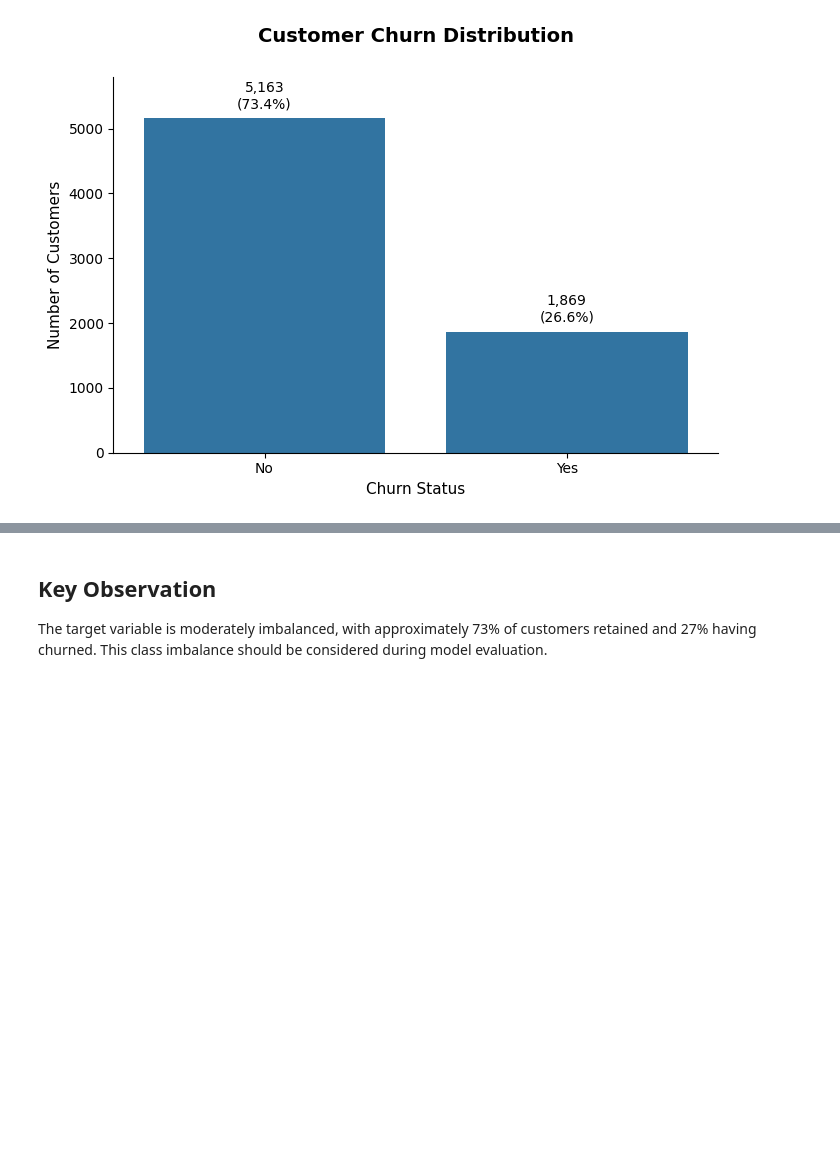
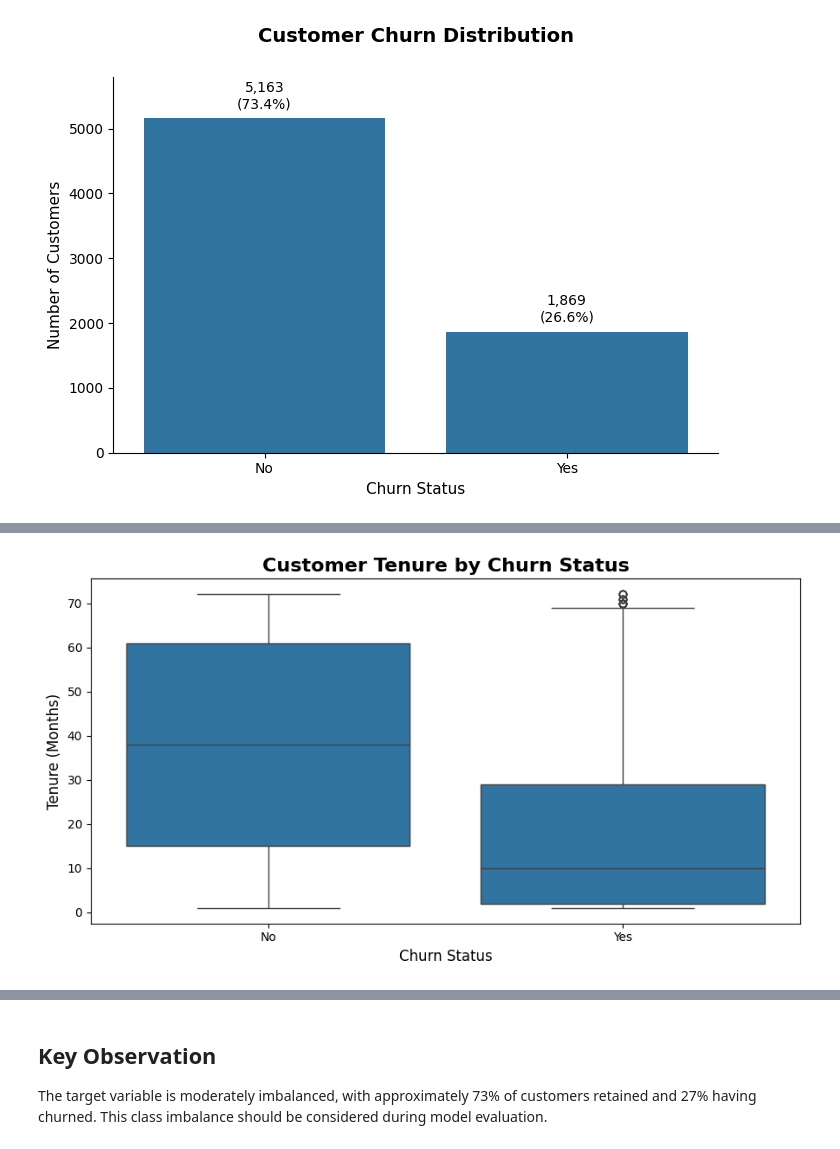
Before and after one commit to Pkhoei/customer-churn-prediction, a Jupyter notebook: notebooks/01_initial_analysis.ipynb, the cells around one changed output, grey strips where cells are left out. Cells and saved outputs as stored; diff of their text form; code cells hidden in the pictures; blank space fills up the shorter version.

```diff
--- a/notebooks/01_initial_analysis.ipynb
+++ b/notebooks/01_initial_analysis.ipynb
@@ -169,0 +223,29 @@ plt.show()
+# %%
+# Tenure distribution by churn status
+
+plt.figure(figsize=(9, 5))
+
+sns.boxplot(
+    data=df,
+    x='Churn',
+    y='tenure'
+)
+
+plt.title('Customer Tenure by Churn Status',
+          fontsize=16,
+          fontweight='bold')
+
+plt.xlabel('Churn Status', fontsize=12)
+plt.ylabel('Tenure (Months)', fontsize=12)
+
+plt.tight_layout()
+
+plt.savefig(
+    '../images/tenure_by_churn.png',
+    dpi=300,
+    bbox_inches='tight'
+)
+
+plt.show()
+# %% [output]
+[figure, added]
```
Also changed, not shown: parts of 6 cells of this notebook, 4 other files.
